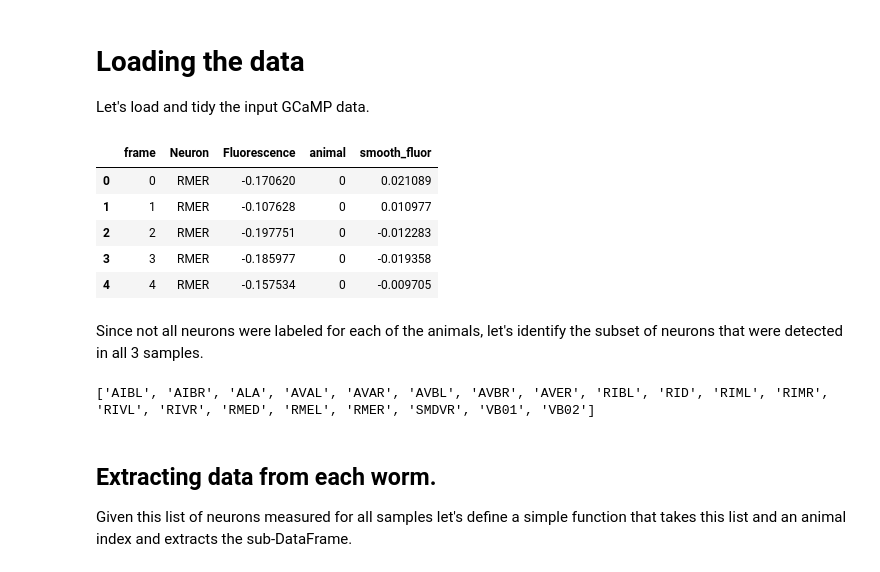
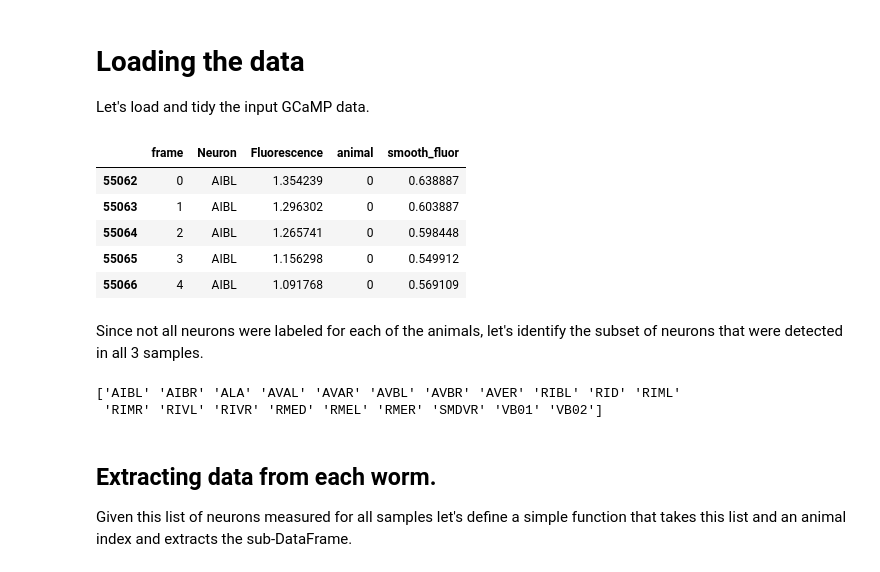
Before and after one commit to dangeles/WormsDream, a Jupyter notebook: src/oxygen_stimulus.ipynb, the cells around one changed output. Saved outputs shown, nothing was run; the diff lists cells and outputs as text; code cells hidden in the pictures.

```diff
--- a/src/oxygen_stimulus.ipynb
+++ b/src/oxygen_stimulus.ipynb
@@ -74,38 +75,40 @@ for root, dirs, files in\
         # Extract neuron names to name columns in DataFrame
         columns = [a[0] for a in mat['neuronNames'][0]]
         # Generate pandas data frame with fluorescence traces
         temp = pd.DataFrame(npmat)
         # Generate data frame for smooth data
         temp2 = pd.DataFrame(smoothnpmat)
         # Define column names of data frames
         temp.columns = columns
         temp2.columns = columns
 
         # Add frame number using the index of the data frame
         temp['frame'] = temp.index
 
         # Melt the DataFrames into a tidy format
         melted_df = temp.melt(id_vars='frame', var_name='Neuron',
                          value_name='Fluorescence')
         smooth_melted_df = temp2.melt(var_name='Neuron',
                          value_name='Fluorescence')
         # Add column with animal index
         melted_df['animal'] = no_animals
         # Add smooth fluorescence
         melted_df['smooth_fluor'] = smooth_melted_df['Fluorescence']
+        # Sort by neuron and frame
+        melted_df.sort_values(['Neuron', 'frame'], inplace=True)
         # Put frames into a list for concatenation
         frames += [melted_df]
 
 # Concatenate all DataFrames for each animal
 df = pd.concat(frames)
 df.head()
 # %% [output]
 |  | frame | Neuron | Fluorescence | animal | smooth_fluor |
-| 0 | 0 | RMER | -0.170620 | 0 | 0.021089 |
-| 1 | 1 | RMER | -0.107628 | 0 | 0.010977 |
-| 2 | 2 | RMER | -0.197751 | 0 | -0.012283 |
-| 3 | 3 | RMER | -0.185977 | 0 | -0.019358 |
-| 4 | 4 | RMER | -0.157534 | 0 | -0.009705 |
+| 55062 | 0 | AIBL | 1.354239 | 0 | 0.638887 |
+| 55063 | 1 | AIBL | 1.296302 | 0 | 0.603887 |
+| 55064 | 2 | AIBL | 1.265741 | 0 | 0.598448 |
+| 55065 | 3 | AIBL | 1.156298 | 0 | 0.549912 |
+| 55066 | 4 | AIBL | 1.091768 | 0 | 0.569109 |
 # %% [markdown]
 Since not all neurons were labeled for each of the animals, let's identify the subset of neurons that were detected in all 3 samples.
 # %%
@@ -118,9 +121,11 @@ for neuron, group in df.groupby('Neuron'):
     animals = group.animal.unique()
     if len(animals) == df.animal.max() + 1:
         neurons_with_replicates += [neuron]
+neurons_with_replicates = np.sort(neurons_with_replicates)
 print(neurons_with_replicates)
 # %% [output]
-['AIBL', 'AIBR', 'ALA', 'AVAL', 'AVAR', 'AVBL', 'AVBR', 'AVER', 'RIBL', 'RID', 'RIML', 'RIMR', 'RIVL', 'RIVR', 'RMED', 'RMEL', 'RMER', 'SMDVR', 'VB01', 'VB02']
+['AIBL' 'AIBR' 'ALA' 'AVAL' 'AVAR' 'AVBL' 'AVBR' 'AVER' 'RIBL' 'RID' 'RIML'
+ 'RIMR' 'RIVL' 'RIVR' 'RMED' 'RMEL' 'RMER' 'SMDVR' 'VB01' 'VB02']
 # %% [markdown]
 ## Extracting data from each worm.
 
```
Also changed, not shown: parts of 6 cells of this notebook.
